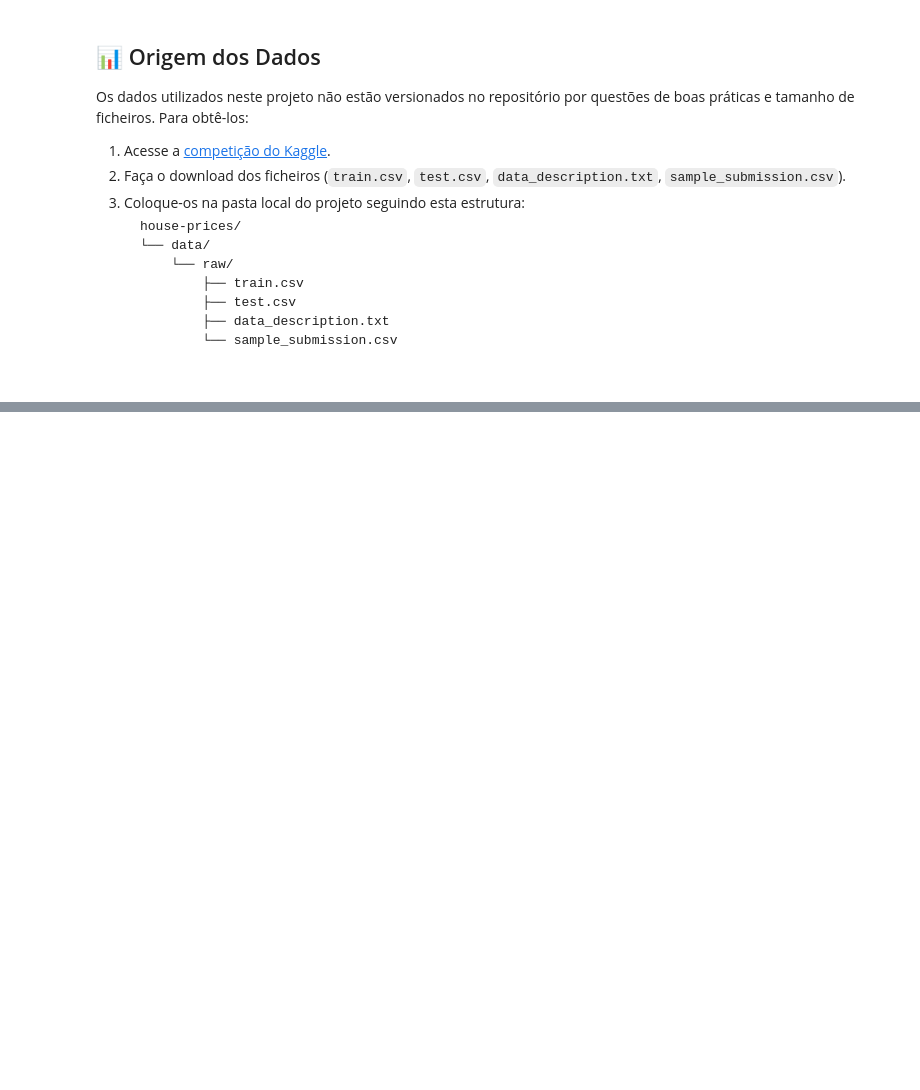
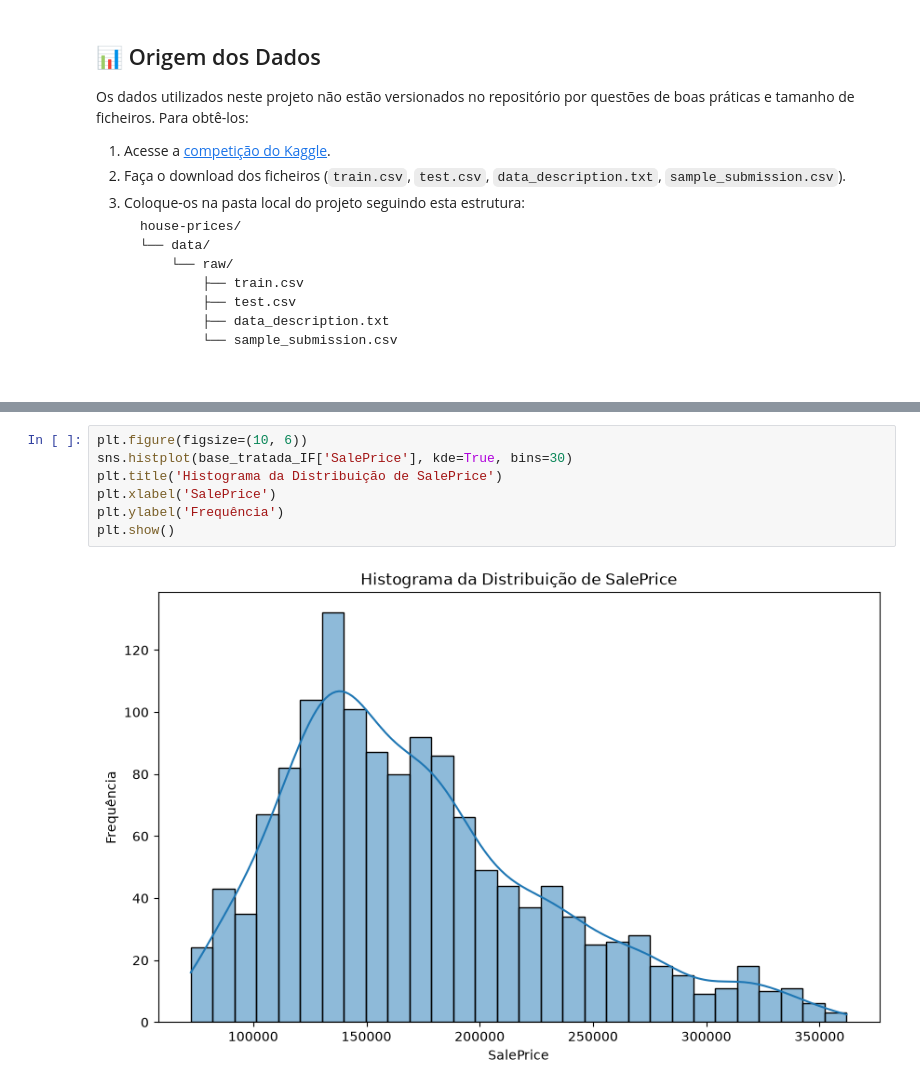
Before and after one commit to LucasRodriguesDeFreitas/house-prices-ml, a Jupyter notebook: notebooks/01_eda.ipynb, the cells around one changed output, grey strips where cells are left out. Drawn from its saved outputs; the diff is of its cells as text; blank space fills up the shorter version.

```diff
--- a/notebooks/01_eda.ipynb
+++ b/notebooks/01_eda.ipynb
@@ -65,0 +245,9 @@ memory usage: 924.0 KB
+# %%
+plt.figure(figsize=(10, 6))
+sns.histplot(base_tratada_IF['SalePrice'], kde=True, bins=30)
+plt.title('Histograma da Distribuição de SalePrice')
+plt.xlabel('SalePrice')
+plt.ylabel('Frequência')
+plt.show()
+# %% [output]
+[figure, added]
```
Also changed, not shown: parts of 22 cells of this notebook.
